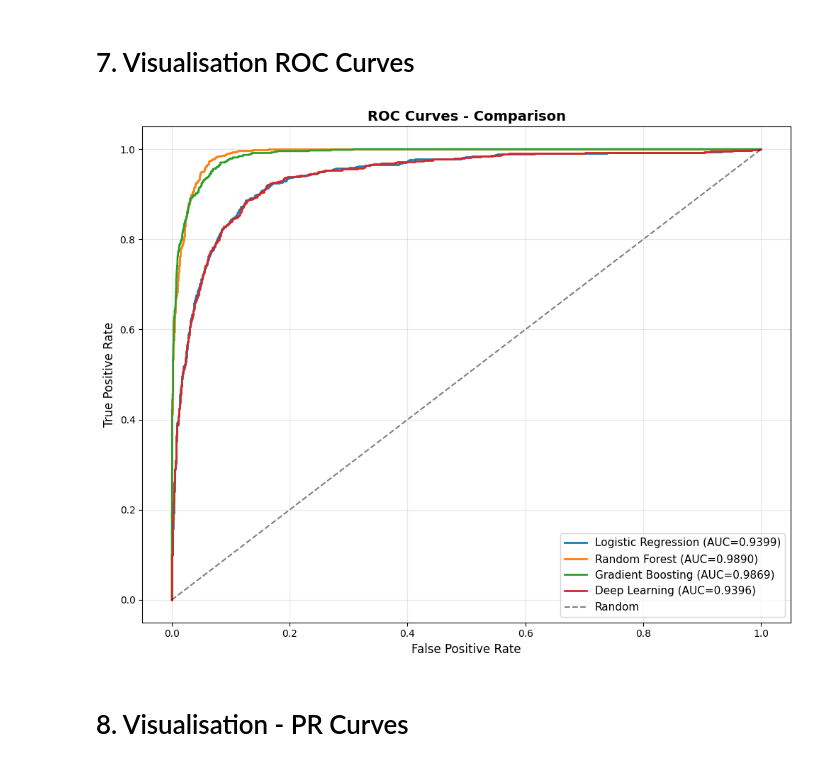
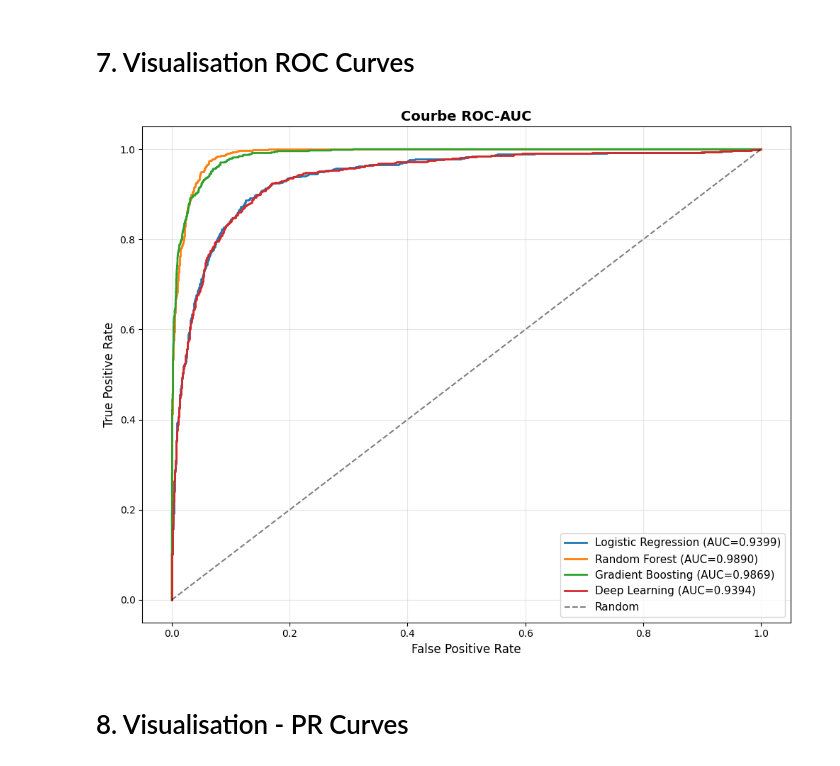
Before and after one commit to tristanretali/projet-data-science, a Jupyter notebook: notebooks/modeling.ipynb, the cells around one changed output. Drawn from its saved outputs; the diff is of its cells as text; code cells hidden in the pictures.

```diff
--- a/notebooks/modeling.ipynb
+++ b/notebooks/modeling.ipynb
@@ -110,7 +110,7 @@ mlp.summary()
 
 early_stop = keras.callbacks.EarlyStopping(
     monitor='val_loss',
-    patience=10,
+    patience=3,
     restore_best_weights=True,
     verbose=1
 )
@@ -283,26 +283,26 @@ Meilleur modèle par métrique:
 # %%
 fig, ax = plt.subplots(1, 1, figsize=(10, 8))
 
 # ROC curves
 for name, pred_proba, results in [
     ('Logistic Regression', y_pred_proba_lr, results_lr),
     ('Random Forest', y_pred_proba_rf, results_rf),
     ('Gradient Boosting', y_pred_proba_gb, results_gb),
     ('Deep Learning', y_pred_proba_mlp, results_mlp)
 ]:
     fpr, tpr, _ = roc_curve(y_test, pred_proba)
     ax.plot(fpr, tpr, label=f'{name} (AUC={results["roc_auc"]:.4f})', linewidth=2)
 
 ax.plot([0, 1], [0, 1], 'k--', label='Random', alpha=0.5)
 ax.set_xlabel('False Positive Rate', fontsize=12)
 ax.set_ylabel('True Positive Rate', fontsize=12)
-ax.set_title('ROC Curves - Comparison', fontsize=14, fontweight='bold')
+ax.set_title('Courbe ROC-AUC', fontsize=14, fontweight='bold')
 ax.legend(fontsize=11)
 ax.grid(True, alpha=0.3)
 plt.tight_layout()
 plt.show()
 # %% [output]
-[figure, old version]
+[figure, new version]
 # %% [markdown]
 # 8. Visualisation - PR Curves
 # %%
```
Also changed, not shown: parts of 1 cell of this notebook, 1 other file.
